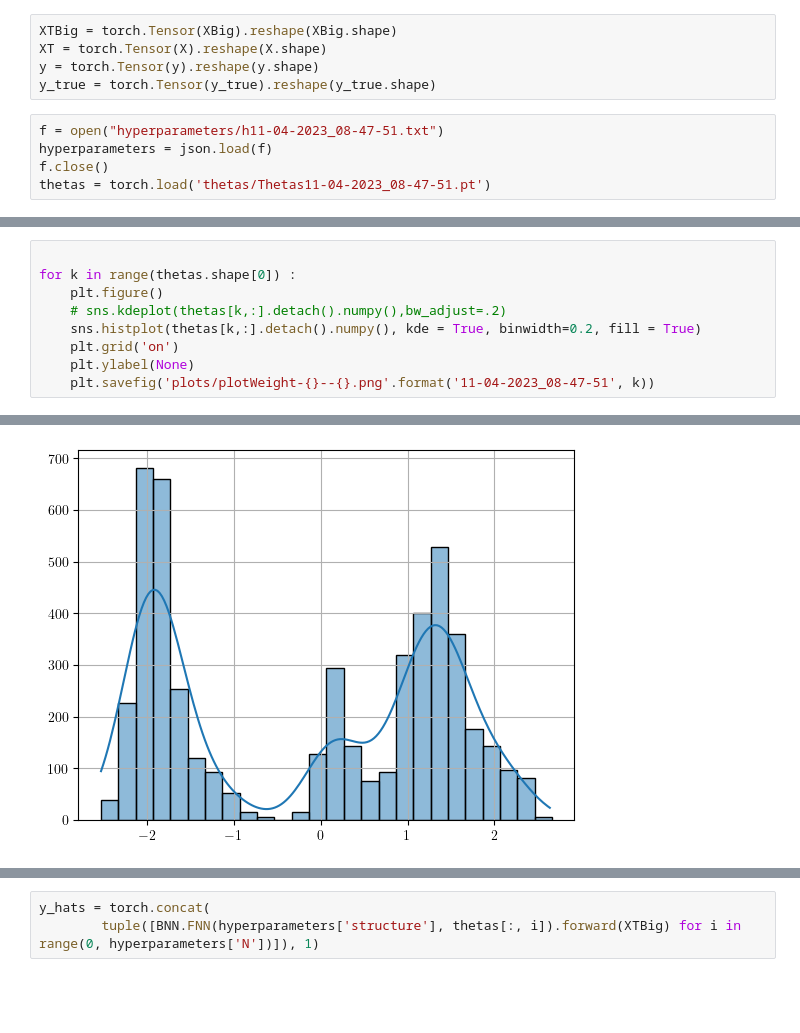
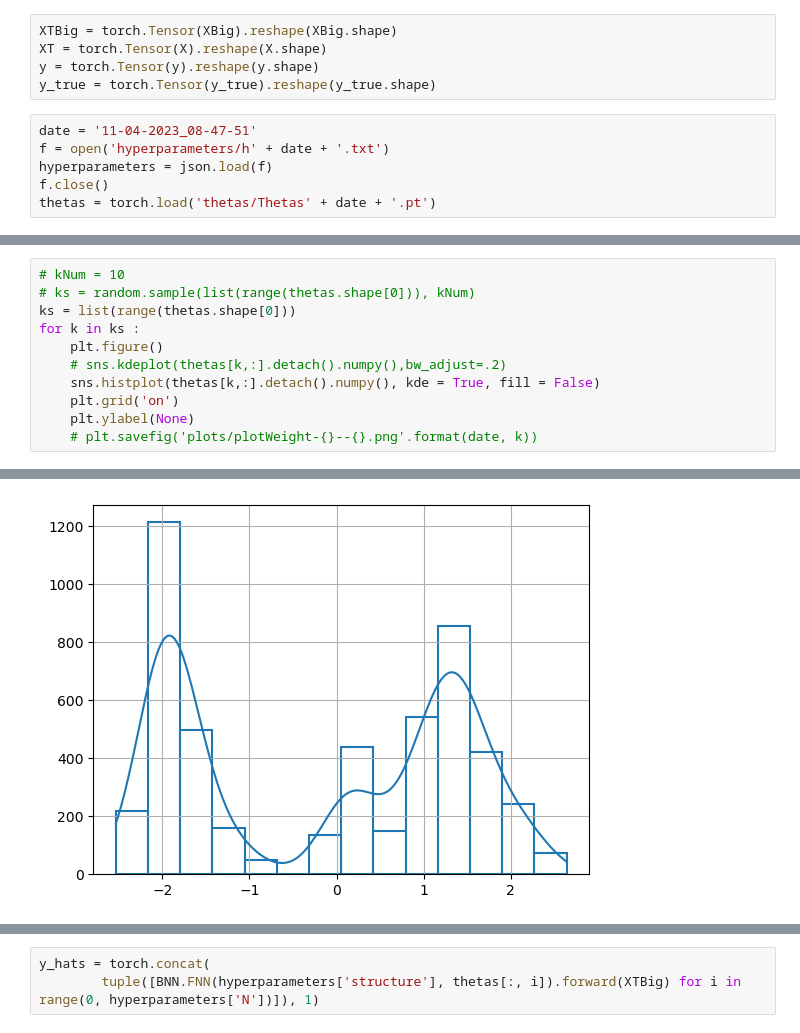
Before and after one commit to Davidson-Lova/PFE_BNN_ABS_SS, a Jupyter notebook: weightAnalysis.ipynb, the cells around one changed output, grey strips where cells are left out. Cells and saved outputs as stored; diff of their text form; blank space fills up the shorter version.

```diff
--- a/weightAnalysis.ipynb
+++ b/weightAnalysis.ipynb
@@ -56,10 +57,11 @@ XT = torch.Tensor(X).reshape(X.shape)
 y = torch.Tensor(y).reshape(y.shape)
 y_true = torch.Tensor(y_true).reshape(y_true.shape)
 # %%
-f = open("hyperparameters/h11-04-2023_08-47-51.txt")
+date = '11-04-2023_08-47-51'
+f = open('hyperparameters/h' + date + '.txt')
 hyperparameters = json.load(f)
 f.close()
-thetas = torch.load('thetas/Thetas11-04-2023_08-47-51.pt')
+thetas = torch.load('thetas/Thetas' + date + '.pt')
 # %%
 plt.clf()
 BNN.plotTubeMedianBig(XT, XTBig, y, thetas,hyperparameters['structure'], 1)
@@ -72,10 +74,12 @@ plt.show()
 # %%
-
-for k in range(thetas.shape[0]) :
+# kNum = 10
+# ks = random.sample(list(range(thetas.shape[0])), kNum)
+ks = list(range(thetas.shape[0]))
+for k in ks :
     plt.figure()
     # sns.kdeplot(thetas[k,:].detach().numpy(),bw_adjust=.2)
-    sns.histplot(thetas[k,:].detach().numpy(), kde = True, binwidth=0.2, fill = True)
+    sns.histplot(thetas[k,:].detach().numpy(), kde = True, fill = False)
     plt.grid('on')
     plt.ylabel(None)
-    plt.savefig('plots/plotWeight-{}--{}.png'.format('11-04-2023_08-47-51', k))
+    # plt.savefig('plots/plotWeight-{}--{}.png'.format(date, k))
 # %% [output]
@@ -84 +88 @@ for k in range(thetas.shape[0]) :
-[figure, old version]
+[figure, new version]
```
Also changed, not shown: parts of 11 cells of this notebook, 37 other files.
